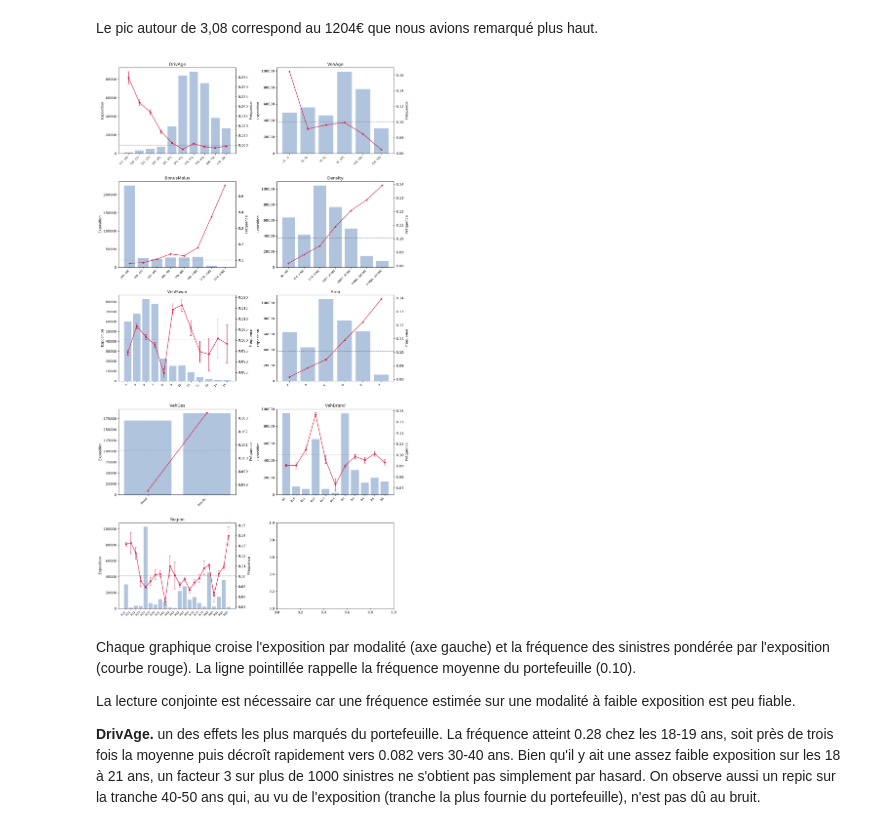
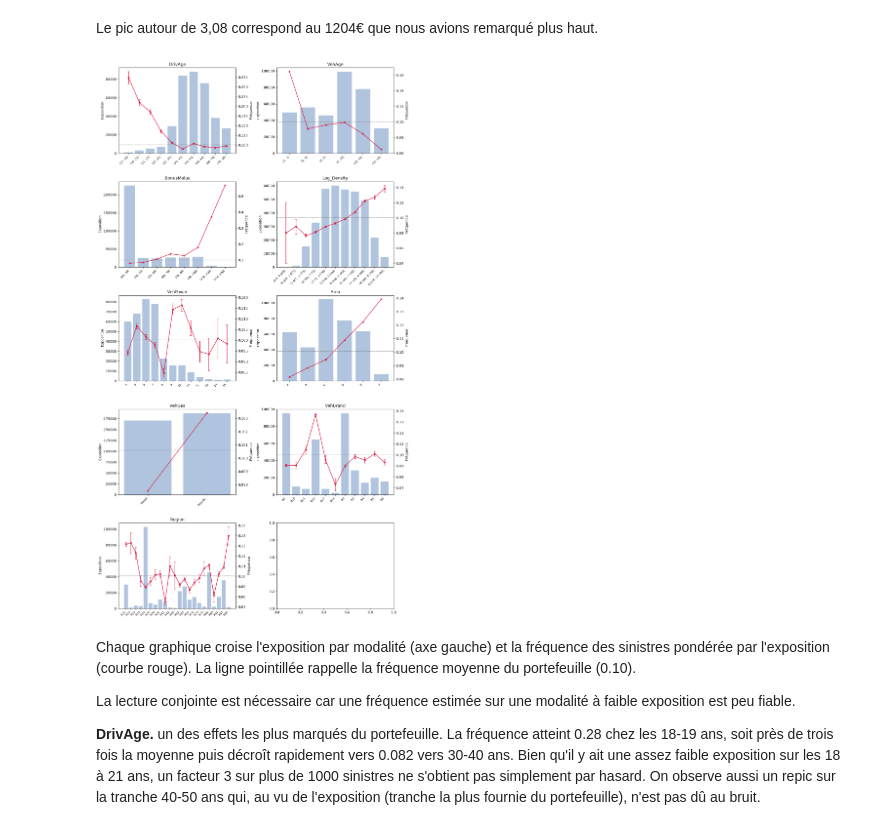
Before and after one commit to Charlesptrd/pricing-glm-vs-ml, a Jupyter notebook: notebooks/01_exploration.ipynb, the cells around one changed output. Cells and saved outputs as stored; diff of their text form; code cells hidden in the pictures.

```diff
--- a/notebooks/01_exploration.ipynb
+++ b/notebooks/01_exploration.ipynb
@@ -5,13 +5,10 @@ import sys
 sys.path.append('..')
 import os
 from sklearn.datasets import fetch_openml
-from src.graph import *
+from src.graph import plot_freq_par_groupe
 import numpy as np
 import pandas as pd
 import matplotlib.pyplot as plt
-import pyarrow
-import fastparquet
-
 
 
 os.makedirs("../data", exist_ok=True)
@@ -22,8 +19,8 @@ if os.path.exists("../data/freq.parquet"):
 else:
     freq = fetch_openml(data_id=41214, as_frame=True).frame
     sev  = fetch_openml(data_id=41215, as_frame=True).frame
-    freq.to_parquet("data/freq.parquet")
-    sev.to_parquet("data/sev.parquet")
+    freq.to_parquet("../data/freq.parquet")
+    sev.to_parquet("../data/sev.parquet")
 
 
 print("La première table freq contient les données de " + str(freq.shape[0]) + " polices d'assurance et " + str(freq.shape[1]) + " variables.")
@@ -448,22 +471,26 @@ plt.show()
 [figure]
 # %% [markdown]
 Le pic autour de 3,08 correspond au 1204€ que nous avions remarqué plus haut.
+# %%
+# Il est intéressant de représenter Density la densité avec une échelle logarithmique pour visualiser les écarts de grandeur.
+freq["Log_Density"] = np.log(freq["Density"])
 # %%
+
 fig, axes = plt.subplots(5, 2, figsize=(13, 23))
 plot_freq_par_groupe(freq, "DrivAge", bins=[17,19,21,23,25,30,40,50,60,70,90], ax=axes[0, 0], errorbar=True)
 plot_freq_par_groupe(freq, "VehAge", bins=[-1,1,3,5,10,15,30], ax=axes[0, 1])
 plot_freq_par_groupe(freq, "BonusMalus", bins=[49,50,55,60,70,80,100,150,230], ax=axes[1, 0])
-plot_freq_par_groupe(freq, "Density", bins=[0,50,100,500,2000,5000,10000,27000], ax=axes[1, 1])
+plot_freq_par_groupe(freq, "Log_Density", bins=np.linspace(freq["Log_Density"].min(), freq["Log_Density"].max(), 12), ax=axes[1, 1], errorbar=True)
 plot_freq_par_groupe(freq, "VehPower", bins=None, ax=axes[2, 0], errorbar=True)
 plot_freq_par_groupe(freq, "Area", bins=None, ax=axes[2, 1])
 plot_freq_par_groupe(freq, "VehGas", bins=None, ax=axes[3, 0])
 plot_freq_par_groupe(freq, "VehBrand", bins=None, ax=axes[3, 1], errorbar=True)
 plot_freq_par_groupe(freq, "Region", bins=None, ax=axes[4, 0], errorbar=True)
 
 plt.tight_layout()
 plt.show()
 # %% [output]
-[figure, old version]
+[figure, new version]
 # %% [markdown]
 
 Chaque graphique croise l'exposition par modalité (axe gauche) et la fréquence des sinistres pondérée par l'exposition (courbe rouge). La ligne pointillée rappelle la fréquence moyenne du portefeuille (0.10).
```
Also changed, not shown: parts of 7 cells of this notebook, 1 other file.
